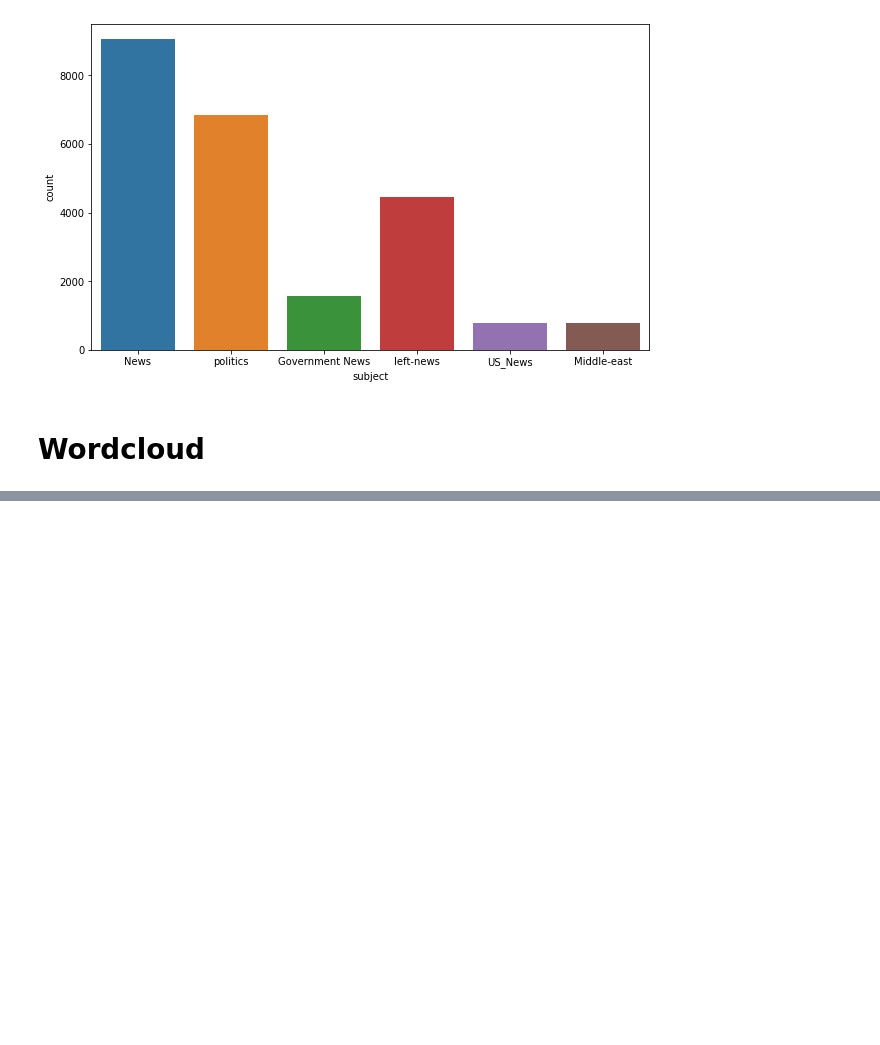
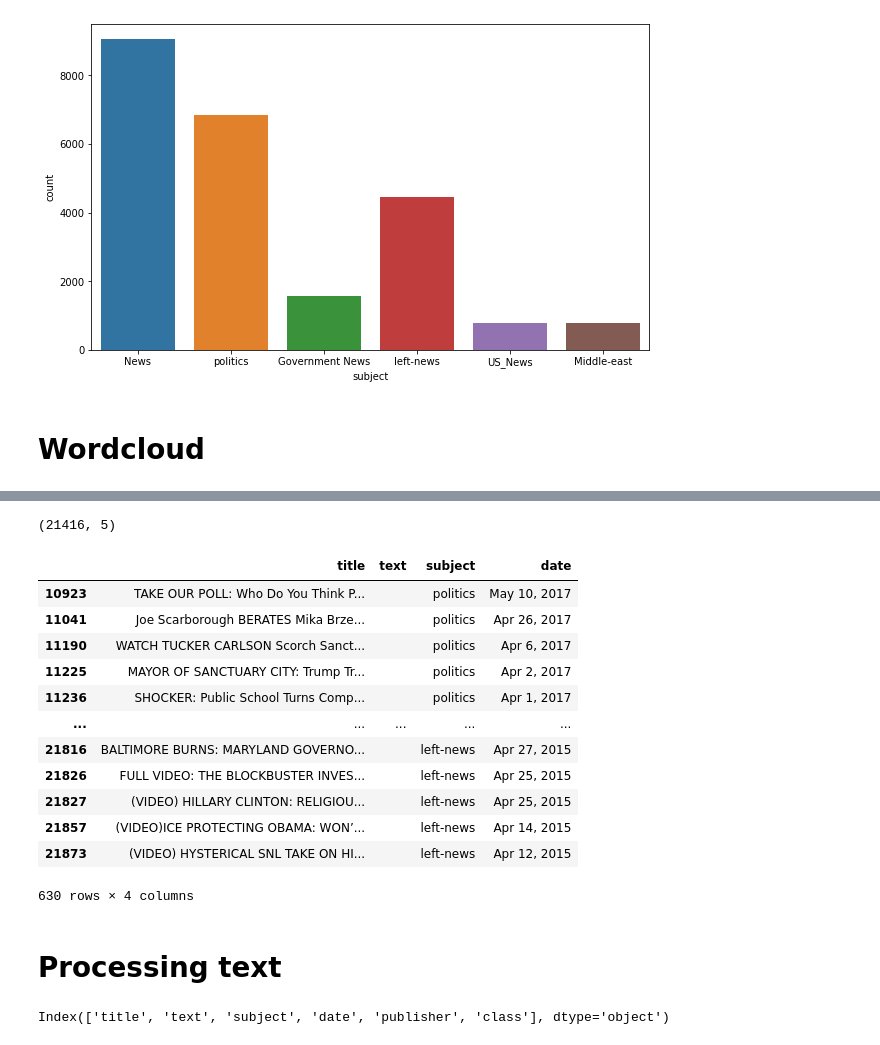
Before and after one commit to anturex2016/Data_mining, a Jupyter notebook: fake_news_detection.ipynb, the cells around one changed output, grey strips where cells are left out. Drawn from its saved outputs; the diff is of its cells as text; code cells hidden in the pictures; blank space fills up the shorter version.

```diff
--- a/fake_news_detection.ipynb
+++ b/fake_news_detection.ipynb
@@ -68,0 +99,11 @@ plt.imshow(wordCloud)
+# %%
+unknown_publishers = []
+for index, row in enumerate(real.text.values):
+  try:
+    record = row.split('-', maxsplit=1)
+    record[1]
+
+    assert(len(record[0])<120)
+
+  except:
+    unknown_publishers.append(index)
@@ -68,0 +137,15 @@ plt.imshow(wordCloud)
+# %%
+real= real.drop(8970,axis=0)
+# %%
+publisher=[]
+tmp_text=[]
+
+for index, row in enumerate(real.text.values):
+  if index in unknown_publishers:
+    tmp_text.append(row)
+    publisher.append('Unknown')
+    continue
+  else:
+    record = row.split('-', maxsplit=1)
+    publisher.append(record[0].strip())
+    tmp_text.append(record[1].strip())
@@ -68,0 +164,22 @@ plt.imshow(wordCloud)
+# %%
+real.shape
+# %% [output]
+(21416, 5)
+# %%
+empty_fake_index=[index for index, text in enumerate(fake.text.tolist()) if str(text).strip()==""]
+# %%
+fake.iloc[empty_fake_index]
+# %% [output]
+|  | title | text | subject | date |
+| 10923 | TAKE OUR POLL: Who Do You Think P... |  | politics | May 10, 2017 |
+| 11041 | Joe Scarborough BERATES Mika Brze... |  | politics | Apr 26, 2017 |
+| 11190 | WATCH TUCKER CARLSON Scorch Sanct... |  | politics | Apr 6, 2017 |
+| 11225 | MAYOR OF SANCTUARY CITY: Trump Tr... |  | politics | Apr 2, 2017 |
+| 11236 | SHOCKER: Public School Turns Comp... |  | politics | Apr 1, 2017 |
+| ... | ... | ... | ... | ... |
+| 21816 | BALTIMORE BURNS: MARYLAND GOVERNO... |  | left-news | Apr 27, 2015 |
+| 21826 | FULL VIDEO: THE BLOCKBUSTER INVES... |  | left-news | Apr 25, 2015 |
+| 21827 | (VIDEO) HILLARY CLINTON: RELIGIOU... |  | left-news | Apr 25, 2015 |
+| 21857 | (VIDEO)ICE PROTECTING OBAMA: WON’... |  | left-news | Apr 14, 2015 |
+| 21873 | (VIDEO) HYSTERICAL SNL TAKE ON HI... |  | left-news | Apr 12, 2015 |
+630 rows × 4 columns
@@ -68,0 +192,2 @@ plt.imshow(wordCloud)
+# %% [markdown]
+# Processing text
@@ -68,0 +197,4 @@ plt.imshow(wordCloud)
+# %%
+real.columns
+# %% [output]
+Index(['title', 'text', 'subject', 'date', 'publisher', 'class'], dtype='object')
```
Also changed, not shown: parts of 20 cells of this notebook.
